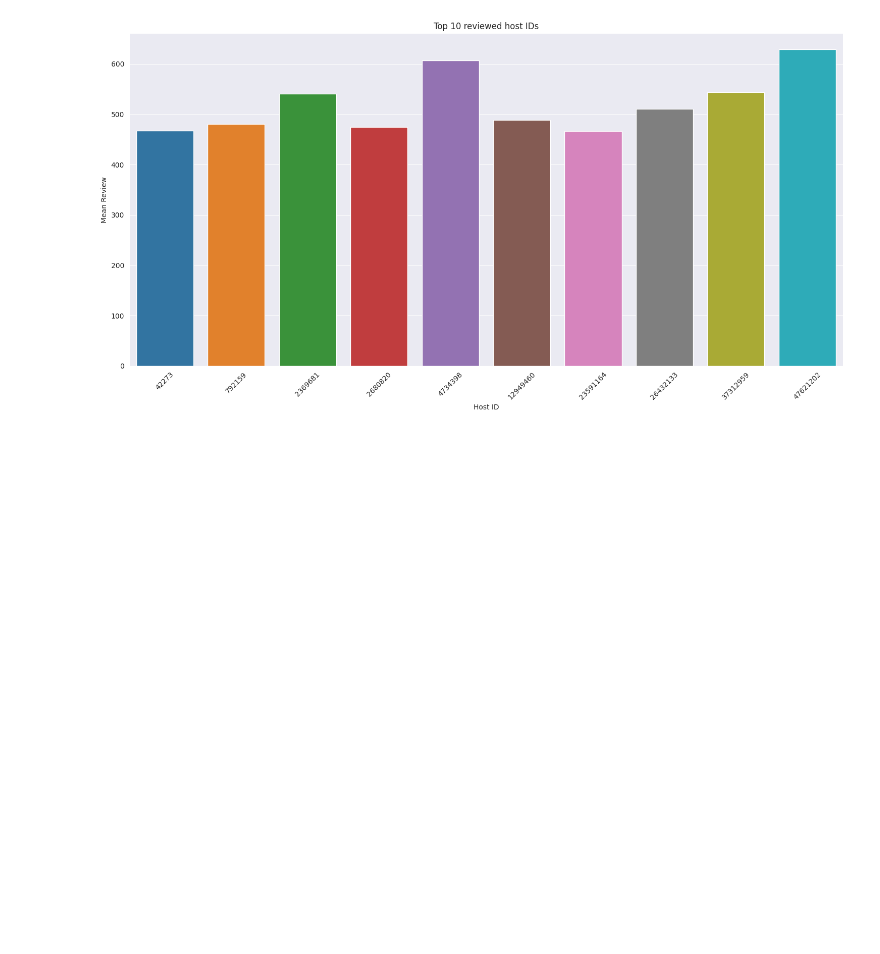
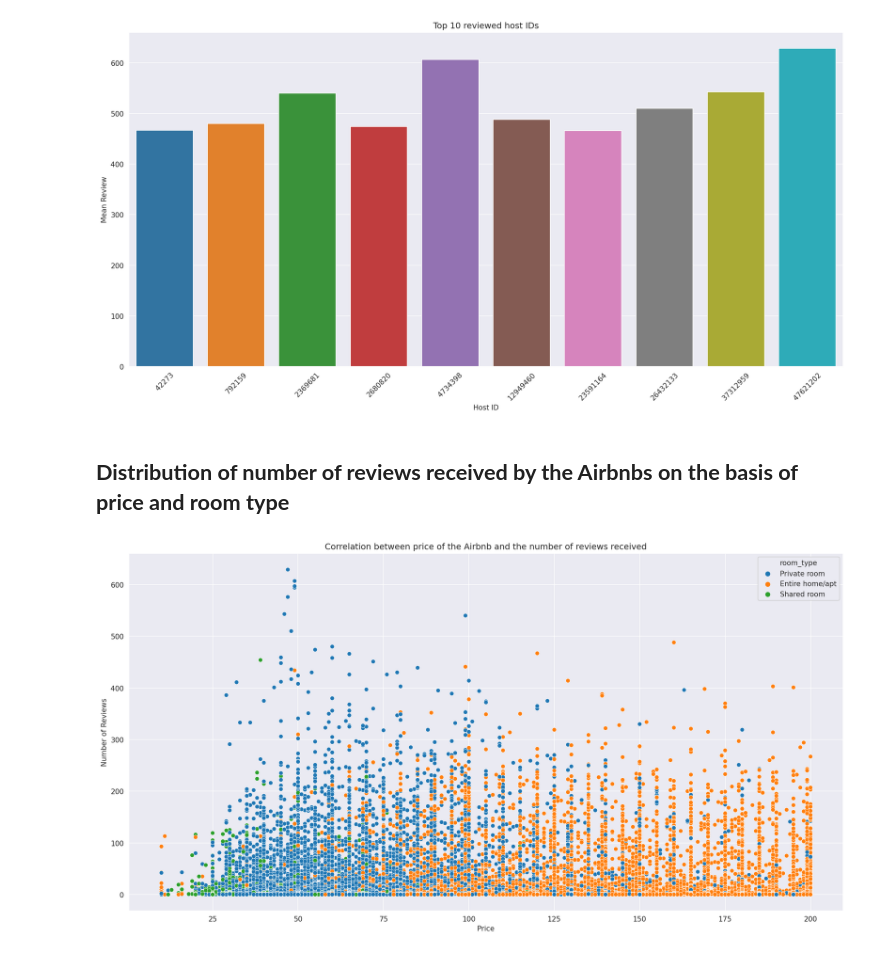
Before and after one commit to prajwal-mv/AirBnB-EDA-project, a Jupyter notebook: AirBnB_EDA_.ipynb, the cells around one changed output. Drawn from its saved outputs; the diff is of its cells as text; code cells hidden in the pictures; blank space fills up the shorter version.

```diff
--- a/AirBnB_EDA_.ipynb
+++ b/AirBnB_EDA_.ipynb
@@ -594,3 +594,23 @@ figure = sns.barplot(x='Host ID', y='Mean Review', data = host_id_review)
 plt.show(figure)
 # %% [output]
 [figure]
+# %% [markdown]
+## **Distribution of number of reviews received by the Airbnbs on the basis of price and room type**
+# %%
+# Defining the size of the chart
+plt.figure(figsize=(15,8))
+
+# Defining the labels of the graph
+plt.xlabel("Price")
+plt.ylabel("Number of Reviews")
+
+# Plotting a scatterplot
+figure = sns.scatterplot(x='price', y='number_of_reviews', hue='room_type',data = price_below_200,color='red')
+
+# Defining the title of the graph
+figure.set(title='Correlation between price of the Airbnb and the number of reviews received')
+
+# Displaying the graph
+plt.show(figure)
+# %% [output]
+[figure, added]
```
Also changed, not shown: parts of 2 cells of this notebook.
